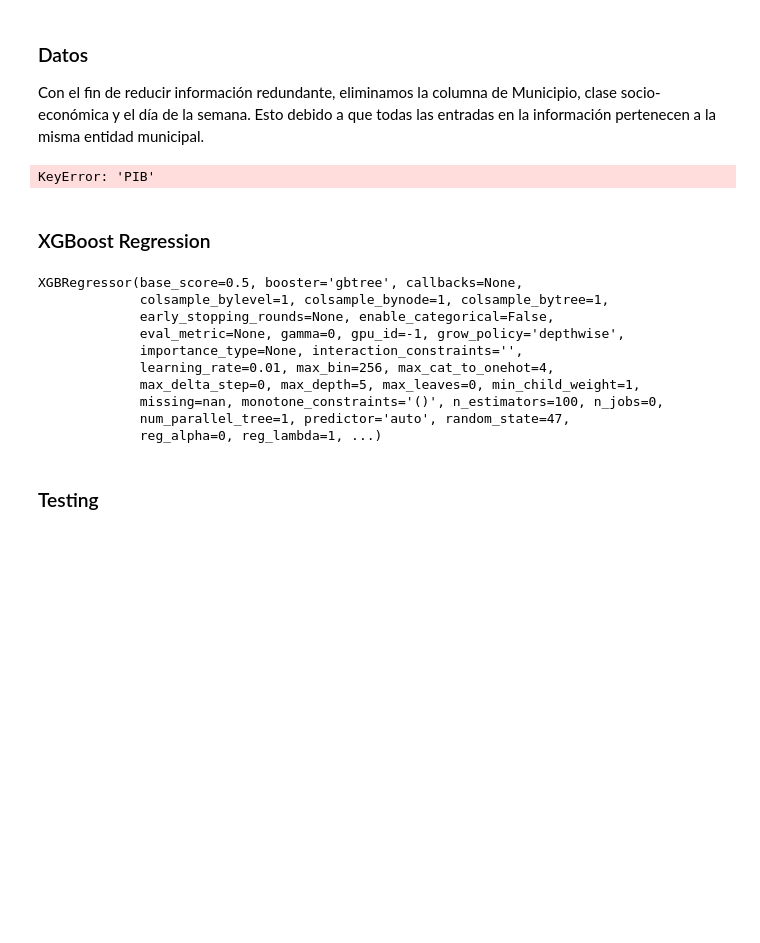
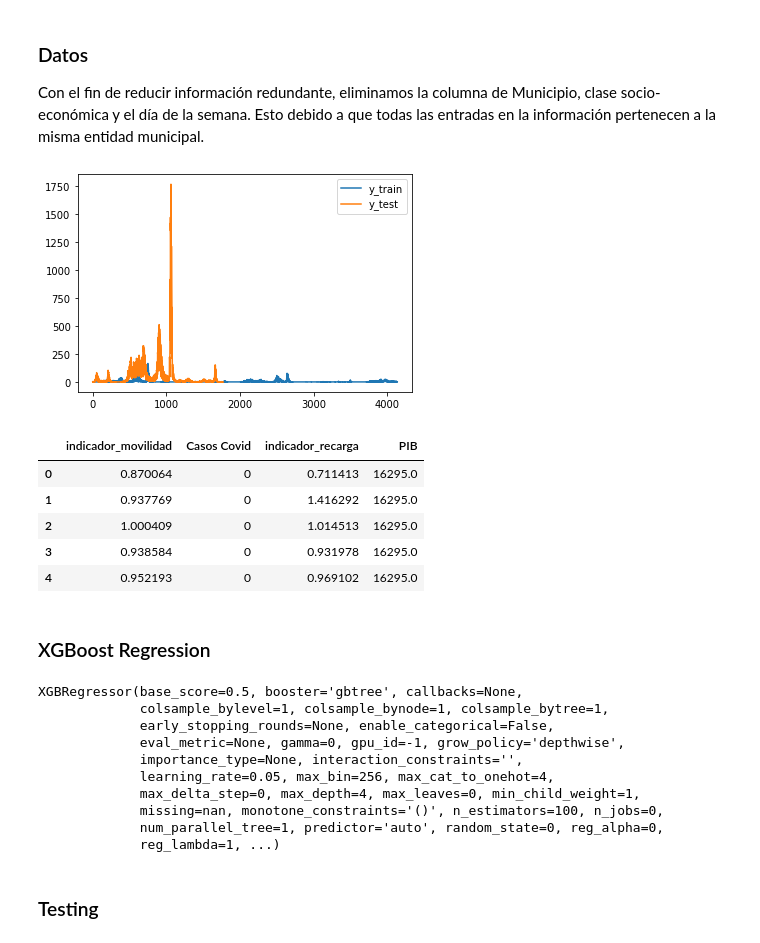
Before and after one commit to glazzerino/Datathon2022, a Jupyter notebook: main.ipynb, the cells around one changed output. Saved outputs shown, nothing was run; the diff lists cells and outputs as text; code cells hidden in the pictures; blank space fills up the shorter version.

```diff
--- a/main.ipynb
+++ b/main.ipynb
@@ -17,24 +17,39 @@ from sklearn.model_selection import cross_val_score
 Con el fin de reducir información redundante, eliminamos la columna de Municipio, clase socio-económica y el día de la semana. Esto debido a que todas las entradas en la información pertenecen a la misma entidad municipal.
 # %%
 data = pd.read_csv("base_completa.csv")
-data.drop(["Municipio", "fecha", "dia_semana", "indicador_movilidad", "PIB"], inplace=True, axis=1)
+data.drop(["Municipio", "dia_semana", "fecha"], inplace=True, axis=1)
 data.dropna(inplace=True)
 data["PIB"] = data["PIB"].str.replace(",", "")
 data["PIB"] = data["PIB"].astype(float)
-y = data["indicador_recarga"]
-X = data.drop(["indicador_recarga"], axis=1)
-X_train, X_test, y_train, y_test = sk.model_selection.train_test_split(X, y,  random_state=42)
-data.info()
+
+target = "Casos Covid"
+y = np.asarray(data[target]).flatten()
+X = data.drop([target], axis=1)
+
+percentage = 0.7
+X_train = X[:int(len(X) * percentage)]
+y_train = y[:int(len(y) * percentage)]
+# Pick remaining percentage as test data
+X_test = X[int(len(X) * percentage):]
+y_test = y[int(len(y) * percentage):]
+plt.plot(y_train, label="y_train")
+plt.plot(y_test, label="y_test")
+plt.legend()
+plt.show()
+data.head()
 # %% [output]
-KeyError: 'PIB'
+[figure, added]
+|  | indicador_movilidad | Casos Covid | indicador_recarga | PIB |
+| 0 | 0.870064 | 0 | 0.711413 | 16295.0 |
+| 1 | 0.937769 | 0 | 1.416292 | 16295.0 |
+| 2 | 1.000409 | 0 | 1.014513 | 16295.0 |
+| 3 | 0.938584 | 0 | 0.931978 | 16295.0 |
+| 4 | 0.952193 | 0 | 0.969102 | 16295.0 |
 # %% [markdown]
 ### XGBoost Regression
 # %%
-regression = xgb.XGBRegressor(  max_depth=5, n_estimators=100,
-                                objective='reg:squarederror',
-                                booster='gbtree',
-                                learning_rate=0.01,
-                                random_state=47)
+regression = xgb.XGBRegressor(n_estimators=100, max_depth=4, learning_rate=0.05,
+                                objective='reg:squarederror', tree_method='hist')
 regression.fit(X_train, y_train)
 # %% [output]
 XGBRegressor(base_score=0.5, booster='gbtree', callbacks=None,
@@ -42,11 +57,11 @@ XGBRegressor(base_score=0.5, booster='gbtree', callbacks=None,
              early_stopping_rounds=None, enable_categorical=False,
              eval_metric=None, gamma=0, gpu_id=-1, grow_policy='depthwise',
              importance_type=None, interaction_constraints='',
-             learning_rate=0.01, max_bin=256, max_cat_to_onehot=4,
-             max_delta_step=0, max_depth=5, max_leaves=0, min_child_weight=1,
+             learning_rate=0.05, max_bin=256, max_cat_to_onehot=4,
+             max_delta_step=0, max_depth=4, max_leaves=0, min_child_weight=1,
              missing=nan, monotone_constraints='()', n_estimators=100, n_jobs=0,
-             num_parallel_tree=1, predictor='auto', random_state=47,
-             reg_alpha=0, reg_lambda=1, ...)
+             num_parallel_tree=1, predictor='auto', random_state=0, reg_alpha=0,
+             reg_lambda=1, ...)
 # %% [markdown]
 ### Testing
 # %%
```
Also changed, not shown: parts of 2 cells of this notebook.
